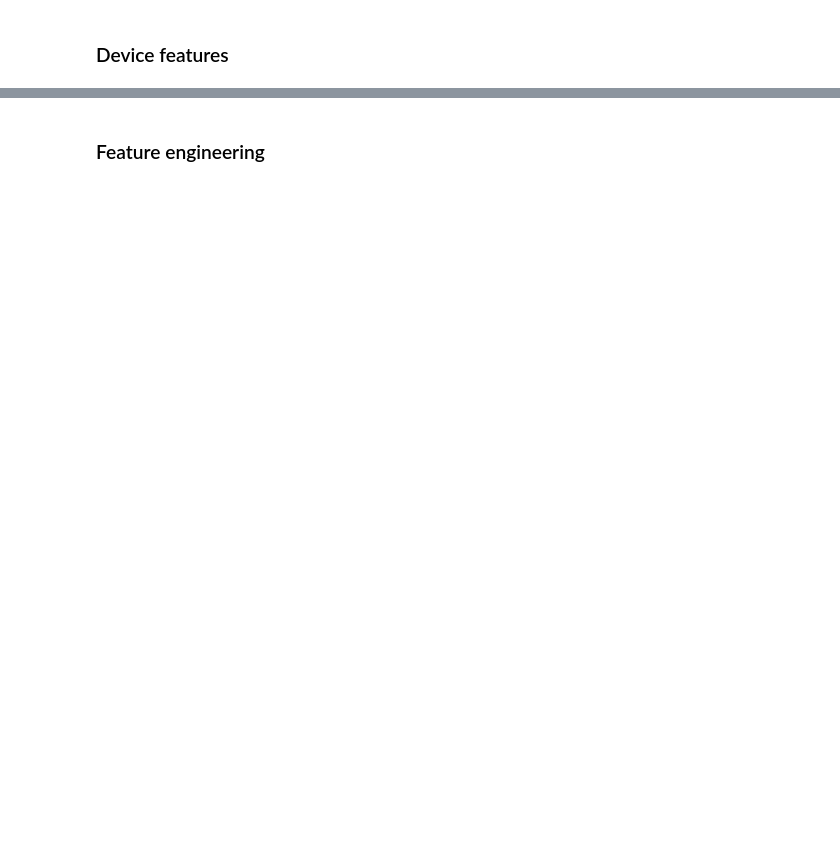
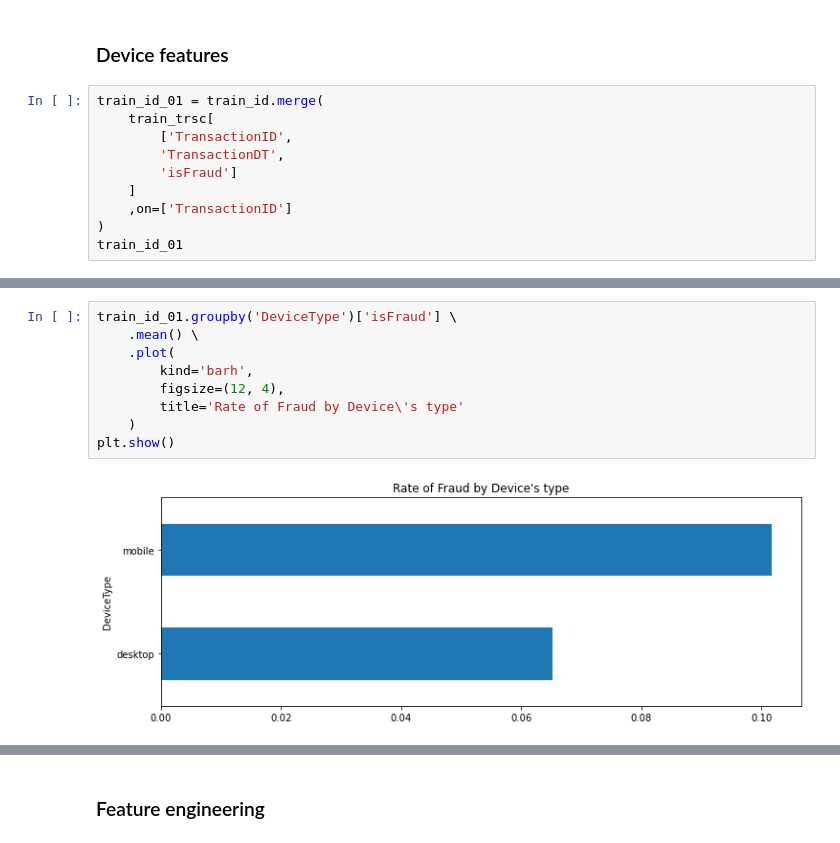
Before and after one commit to YI-Hongju/IEEE-CIS_Fraud_Detection, a Jupyter notebook: src/main.ipynb, the cells around one changed output, grey strips where cells are left out. Drawn from its saved outputs; the diff is of its cells as text; blank space fills up the shorter version.

Commit message:
Making train, test data sets

```diff
--- a/src/main.ipynb
+++ b/src/main.ipynb
@@ -771,2 +758,12 @@ ploting_cnt_amt(train_trsc, 'R_emaildomain')
 # %% [markdown]
 ### Device features
+# %%
+train_id_01 = train_id.merge(
+    train_trsc[
+        ['TransactionID',
+        'TransactionDT',
+        'isFraud']
+    ]
+    ,on=['TransactionID']
+)
+train_id_01
@@ -772,0 +784,11 @@ ploting_cnt_amt(train_trsc, 'R_emaildomain')
+# %%
+train_id_01.groupby('DeviceType')['isFraud'] \
+    .mean() \
+    .plot(
+        kind='barh',
+        figsize=(12, 4),
+        title='Rate of Fraud by Device\'s type'
+    )
+plt.show()
+# %% [output]
+[figure, added]
```
Also changed, not shown: parts of 11 cells of this notebook.
